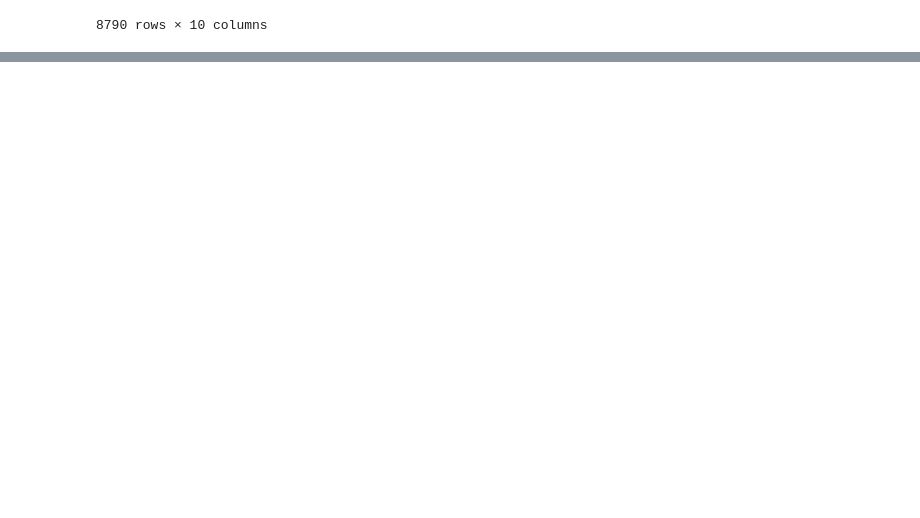
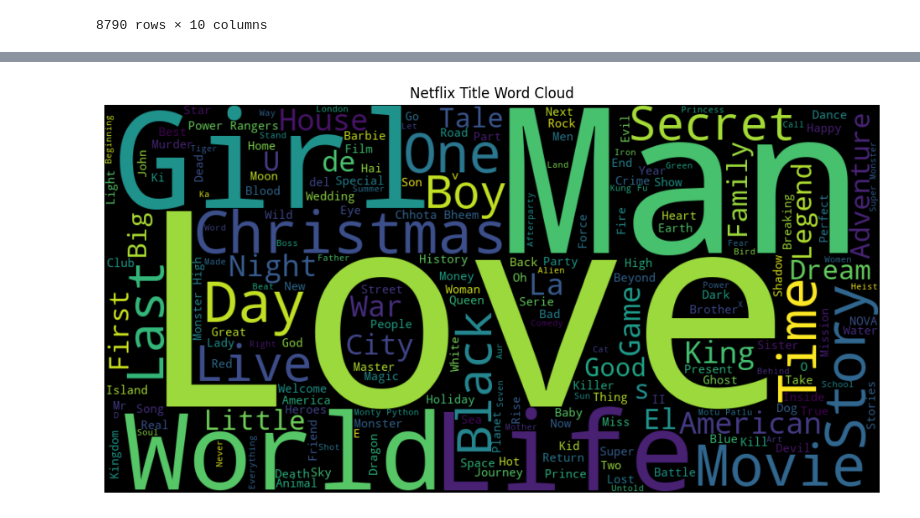
Before and after one commit to ThejVaibhav/Netflix-Data-Analysis, a Jupyter notebook: notebooks/Netflix_Analysis.ipynb, the cells around one changed output, grey strips where cells are left out. Cells and saved outputs as stored; diff of their text form; code cells hidden in the pictures; blank space fills up the shorter version.

Commit message:
Update Netflix_Analysis.ipynb with latest code additions

```diff
--- a/notebooks/Netflix_Analysis.ipynb
+++ b/notebooks/Netflix_Analysis.ipynb
@@ -35,4 +35,4 @@ df.drop_duplicates()
 | 8789 | s8786 | TV Show | YOM | Not Given | Pakistan | 6/7/2018 | 2016 | TV-Y7 | 1 Season | Kids' TV |
 8790 rows × 10 columns
 # %%
-df.dropna(subset=['director', 'cast', 'country'])
+df = df.dropna(subset=['director','country'])
@@ -40,0 +39,2 @@ KeyError: ['cast']
+# %%
+df['genres'] = df['listed_in'].apply(lambda x: x.split(', '))
@@ -40,0 +77,12 @@ KeyError: ['cast']
+# %%
+df['genres'] = df['listed_in'].apply(lambda x: x.split(', '))
+all_genres = sum(df['genres'], [])
+top_genres = pd.Series(all_genres).value_counts().head(10)
+
+top_genres.plot(kind='barh', color='coral')
+plt.title('Top 10 Genres on Netflix')
+plt.xlabel('Count')
+plt.ylabel('Genre')
+plt.tight_layout()
+plt.savefig('../visuals/top_genres.png')
+plt.show()
@@ -40,0 +102,14 @@ KeyError: ['cast']
+# %%
+from wordcloud import WordCloud
+
+titles = ' '.join(df['title'])
+wordcloud = WordCloud(width=1000, height=500, background_color='black').generate(titles)
+
+plt.figure(figsize=(12,6))
+plt.imshow(wordcloud, interpolation='bilinear')
+plt.axis('off')
+plt.title('Netflix Title Word Cloud')
+plt.savefig('../visuals/title_wordcloud.png')
+plt.show()
+# %% [output]
+[figure, added]
```
Also changed, not shown: parts of 9 cells of this notebook.
